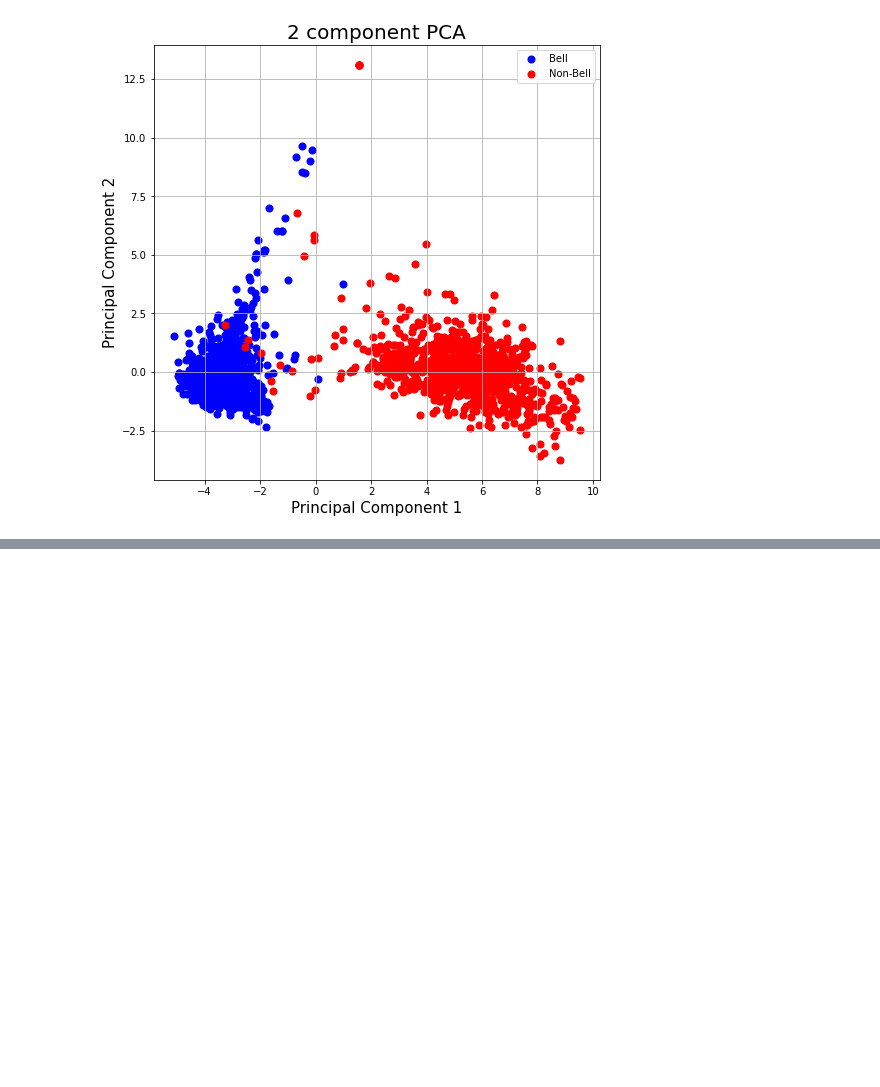
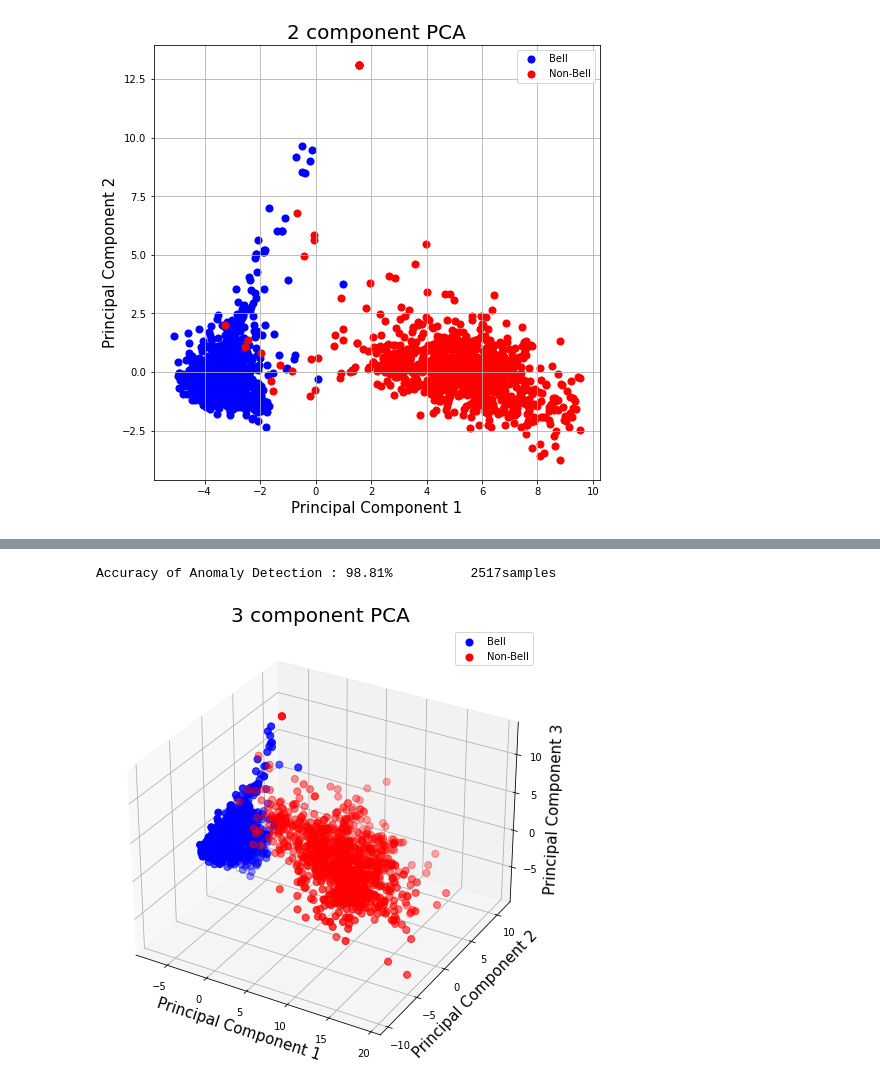
Before and after one commit to imsupsup/PV_Anomaly_Detection, a Jupyter notebook: pv_CAE_all.ipynb, the cells around one changed output, grey strips where cells are left out. Saved outputs shown, nothing was run; the diff lists cells and outputs as text; code cells hidden in the pictures; blank space fills up the shorter version.

```diff
--- a/pv_CAE_all.ipynb
+++ b/pv_CAE_all.ipynb
@@ -468,0 +652,15 @@ Accuracy of Anomaly Detection : 39.21%          2517samples
+# %%
+latent_z,latent_isbell = test_CAE(layer = 2,outsize = 2)
+pca_Component = visualize_PCA_3d(latent_z,latent_isbell)
+
+k = 2
+c_model = KMeans(n_clusters = 4,n_init=100,max_iter=300, tol=1e-04)
+
+# pred = (c_model.fit_predict(flatten_avg(latent_z)) == 0)
+pred = (c_model.fit_predict(pca_Component) == 0) ## PCA 적용
+arr_eq = (pred == latent_isbell)
+acc = arr_eq.sum()/len(arr_eq)
+print("Accuracy of Anomaly Detection : {:2.2f}%\t\t{:4.0f}samples".format(100*acc,len(arr_eq)))
+# %% [output]
+Accuracy of Anomaly Detection : 98.81%          2517samples
+[figure, added]
```
Also changed, not shown: parts of 17 cells of this notebook.
